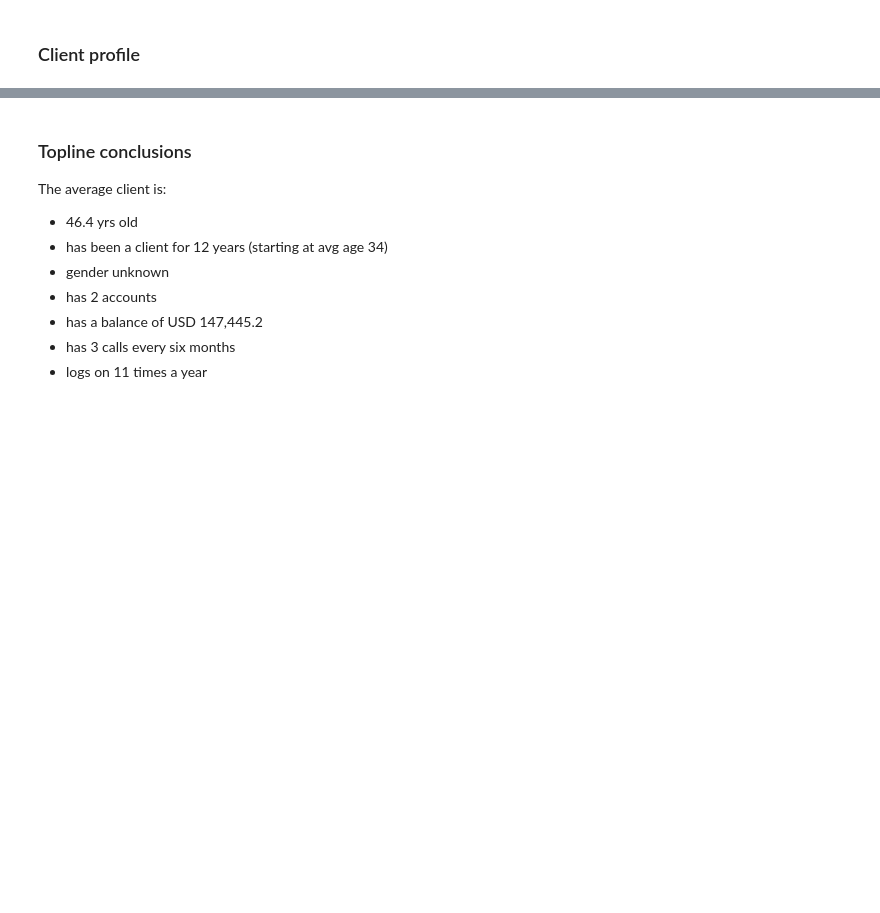
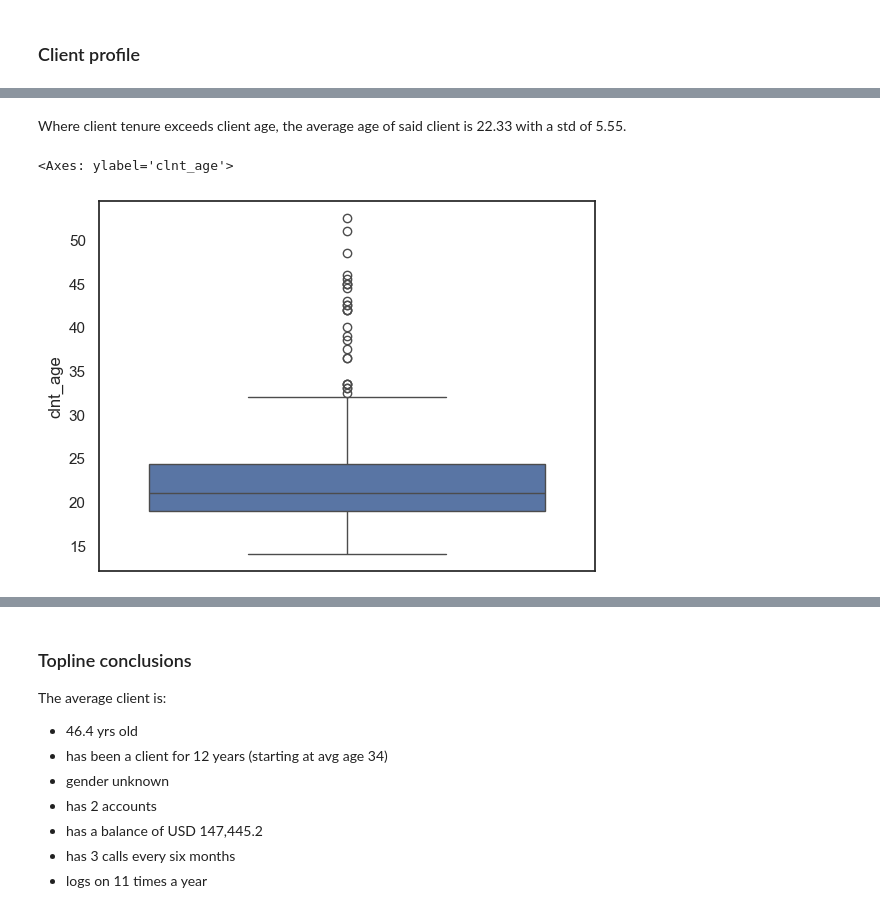
Before and after one commit to mhga94/vanguard_project, a Jupyter notebook: notebook/Project.ipynb, the cells around one changed output, grey strips where cells are left out. Drawn from its saved outputs; the diff is of its cells as text; code cells hidden in the pictures; blank space fills up the shorter version.

```diff
--- a/notebook/Project.ipynb
+++ b/notebook/Project.ipynb
@@ -145,0 +205,9 @@ g.despine(left=True, bottom=True)
+# %%
+tenure_over_age = df_demo[df_demo['clnt_age']<df_demo['clnt_tenure_yr']]
+# %% [markdown]
+Where client tenure exceeds client age, the average age of said client is 22.33 with a std of 5.55.
+# %%
+sns.boxplot(tenure_over_age)
+# %% [output]
+<Axes: ylabel='clnt_age'>
+[figure, added]
```
Also changed, not shown: parts of 44 cells of this notebook, 10 other files.
